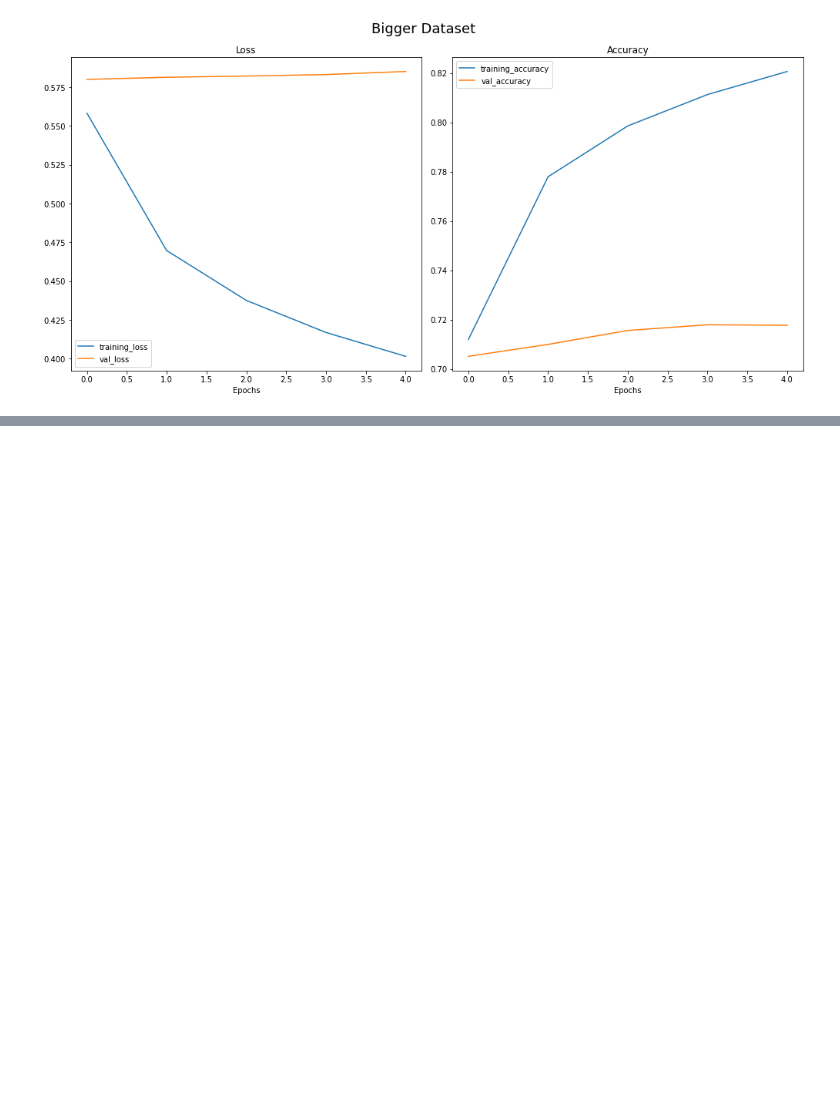
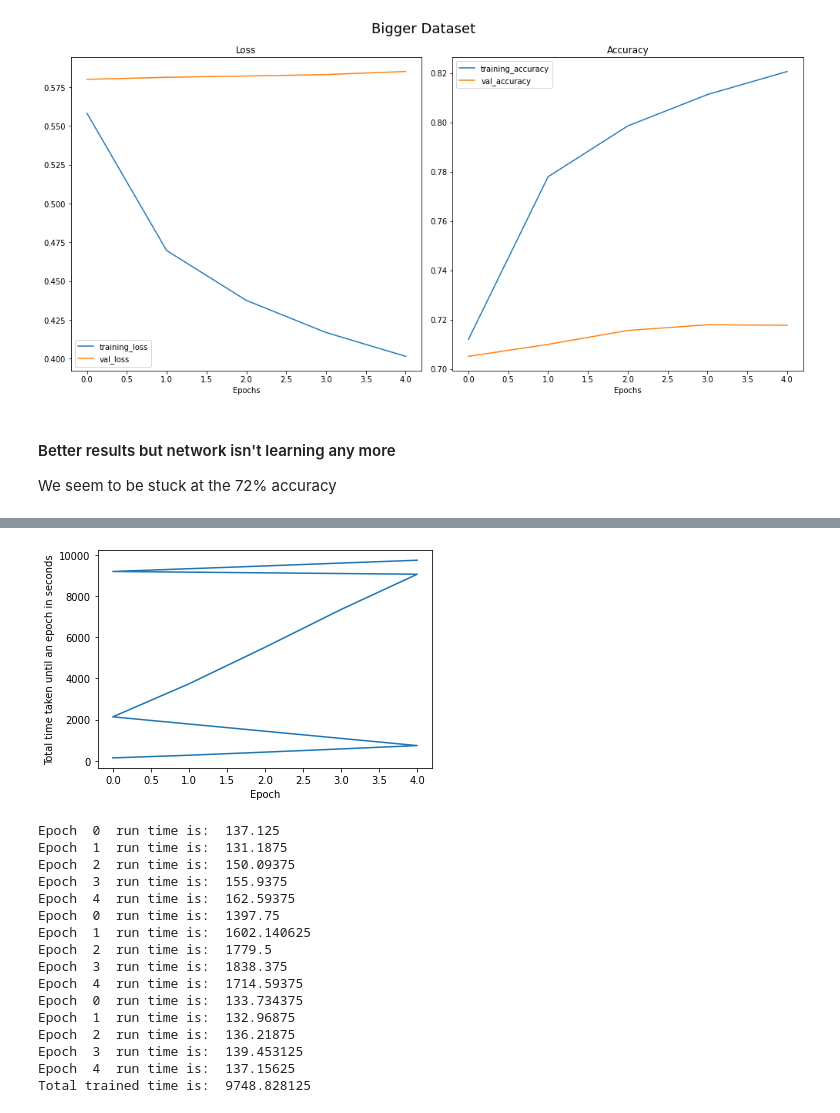
Before and after one commit to jugeekuz/Violence-Detection-Thesis, a Jupyter notebook: violence_detection_CNN_002.ipynb, the cells around one changed output, grey strips where cells are left out. Drawn from its saved outputs; the diff is of its cells as text; code cells hidden in the pictures; blank space fills up the shorter version.

```diff
--- a/violence_detection_CNN_002.ipynb
+++ b/violence_detection_CNN_002.ipynb
@@ -265,3 +265,16 @@ Total trained time is:  9069.296875
 ut.Visualize.plot_loss_curves([history_6],["Bigger Dataset"])
 # %% [output]
 [figure]
+# %% [markdown]
+#### Better results but network isn't learning any more
+We seem to be stuck at the 72% accuracy
+# %%
+base_model_7 = tf.keras.applications.InceptionV3(include_top= False, weights= 'imagenet', input_shape=(299,299,3))
+base_model_7.trainable = False
+pool = GlobalAveragePooling2D()(base_model_7.output)
+output = Dense(2, activation = 'softmax')(pool)
+model_7 = Model(inputs = base_model_7.input, outputs= output)
+model_7.compile(loss='sparse_categorical_crossentropy', optimizer= optimizers.SGD(lr = LR),metrics=['accuracy'])
+# %%
+history_7 = model_7.fit(train_data_299,epochs=EPOCHS,callbacks=[timetaken],validation_data=test_data_299,verbose=1)
+# %% [output]
@@ -267,0 +291,17 @@ ut.Visualize.plot_loss_curves([history_6],["Bigger Dataset"])
+[figure, added]
+Epoch  0  run time is:  137.125
+Epoch  1  run time is:  131.1875
+Epoch  2  run time is:  150.09375
+Epoch  3  run time is:  155.9375
+Epoch  4  run time is:  162.59375
+Epoch  0  run time is:  1397.75
+Epoch  1  run time is:  1602.140625
+Epoch  2  run time is:  1779.5
+Epoch  3  run time is:  1838.375
+Epoch  4  run time is:  1714.59375
+Epoch  0  run time is:  133.734375
+Epoch  1  run time is:  132.96875
+Epoch  2  run time is:  136.21875
+Epoch  3  run time is:  139.453125
+Epoch  4  run time is:  137.15625
+Total trained time is:  9748.828125
```
Also changed, not shown: parts of 28 cells of this notebook, 2 other files.
